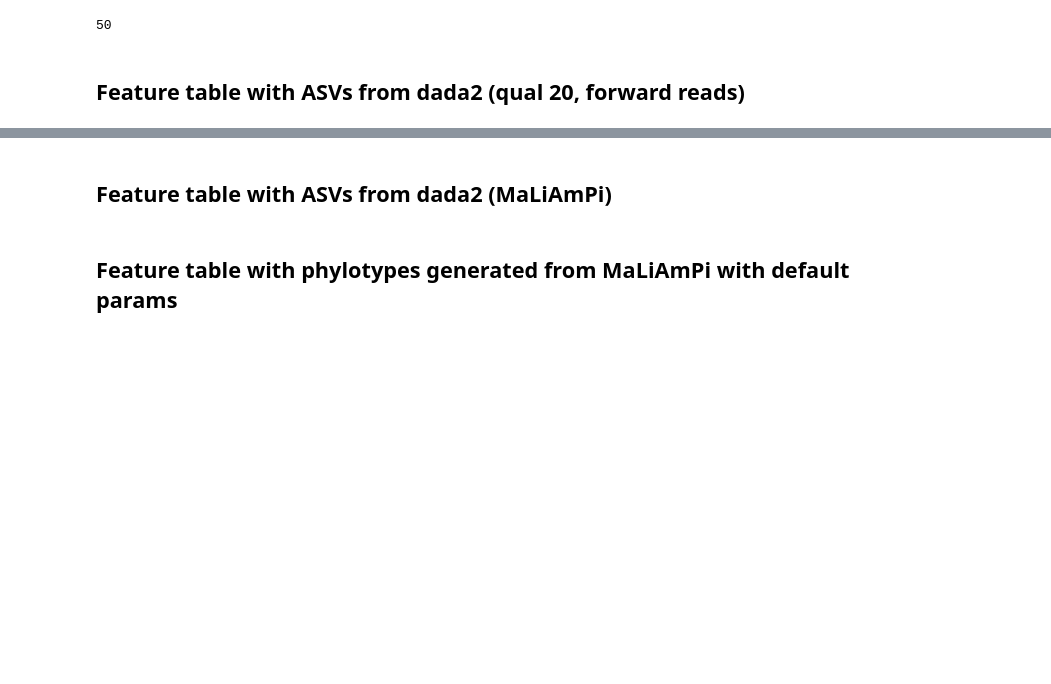
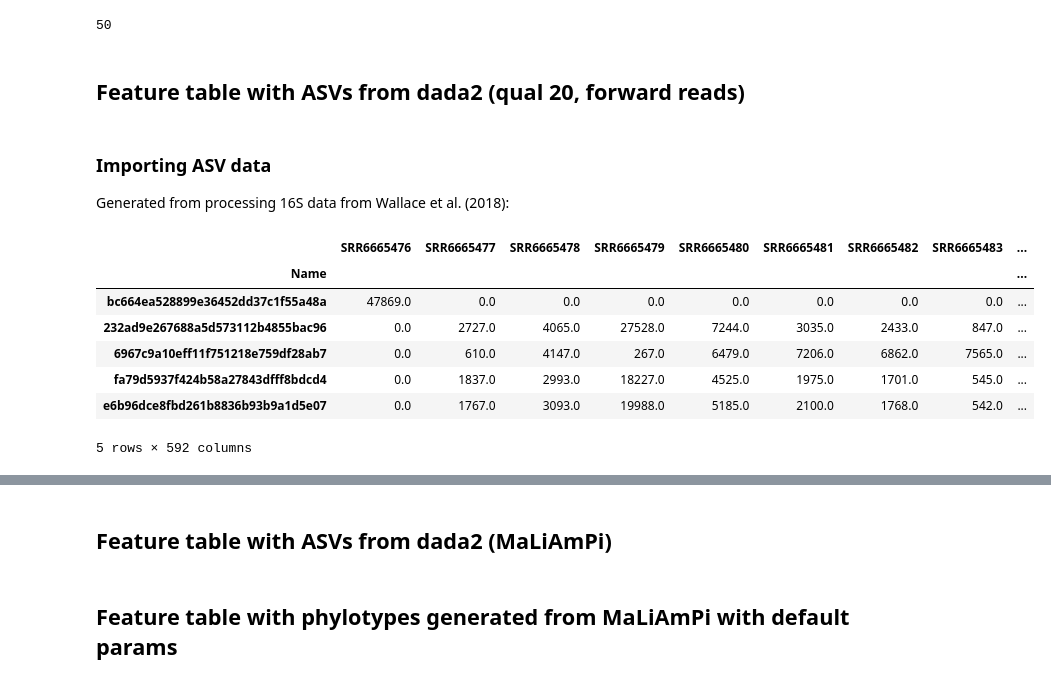
Before and after one commit to SantosRAC/maize_microbiome_transcriptomics, a Jupyter notebook: 16S_wallace2018/core_microbiome/get_core_microbiome.ipynb, the cells around one changed output, grey strips where cells are left out. Cells and saved outputs as stored; diff of their text form; code cells hidden in the pictures; blank space fills up the shorter version.

```diff
--- a/16S_wallace2018/core_microbiome/get_core_microbiome.ipynb
+++ b/16S_wallace2018/core_microbiome/get_core_microbiome.ipynb
@@ -137,3 +137,26 @@ pd.get_option('display.max_colwidth')
 50
 # %% [markdown]
 ## Feature table with ASVs from dada2 (qual 20, forward reads)
+# %% [markdown]
+### Importing ASV data
+
+Generated from processing 16S data from Wallace et al. (2018):
+# %%
+wallace_asvs = pd.read_csv('/media/rsantos/4TB_drive/Projects/UGA_RACS/16S/Qiime2/dada2/as_single_q20/table-paired-end_wallace2018_assingle_forward_q20-dada2_feature-table/q20_fw_feature-table.tsv',
+                           sep='\t')
+
+# Rename column and reset the index
+wallace_asvs.rename(columns={'ASV': 'Name'}, inplace=True)
+wallace_asvs.set_index('Name', inplace=True)
+
+# Print the dataframe
+wallace_asvs.head()
+# %% [output]
+|  | SRR6665476 | SRR6665477 | SRR6665478 | SRR6665479 | SRR6665480 | SRR6665481 | SRR6665482 | SRR6665483 | ... |
+| Name |  |  |  |  |  |  |  |  | ... |
+| bc664ea528899e36452dd37c1f55a48a | 47869.0 | 0.0 | 0.0 | 0.0 | 0.0 | 0.0 | 0.0 | 0.0 | ... |
+| 232ad9e267688a5d573112b4855bac96 | 0.0 | 2727.0 | 4065.0 | 27528.0 | 7244.0 | 3035.0 | 2433.0 | 847.0 | ... |
+| 6967c9a10eff11f751218e759df28ab7 | 0.0 | 610.0 | 4147.0 | 267.0 | 6479.0 | 7206.0 | 6862.0 | 7565.0 | ... |
+| fa79d5937f424b58a27843dfff8bdcd4 | 0.0 | 1837.0 | 2993.0 | 18227.0 | 4525.0 | 1975.0 | 1701.0 | 545.0 | ... |
+| e6b96dce8fbd261b8836b93b9a1d5e07 | 0.0 | 1767.0 | 3093.0 | 19988.0 | 5185.0 | 2100.0 | 1768.0 | 542.0 | ... |
+5 rows × 592 columns
```
Also changed, not shown: parts of 4 cells of this notebook.
